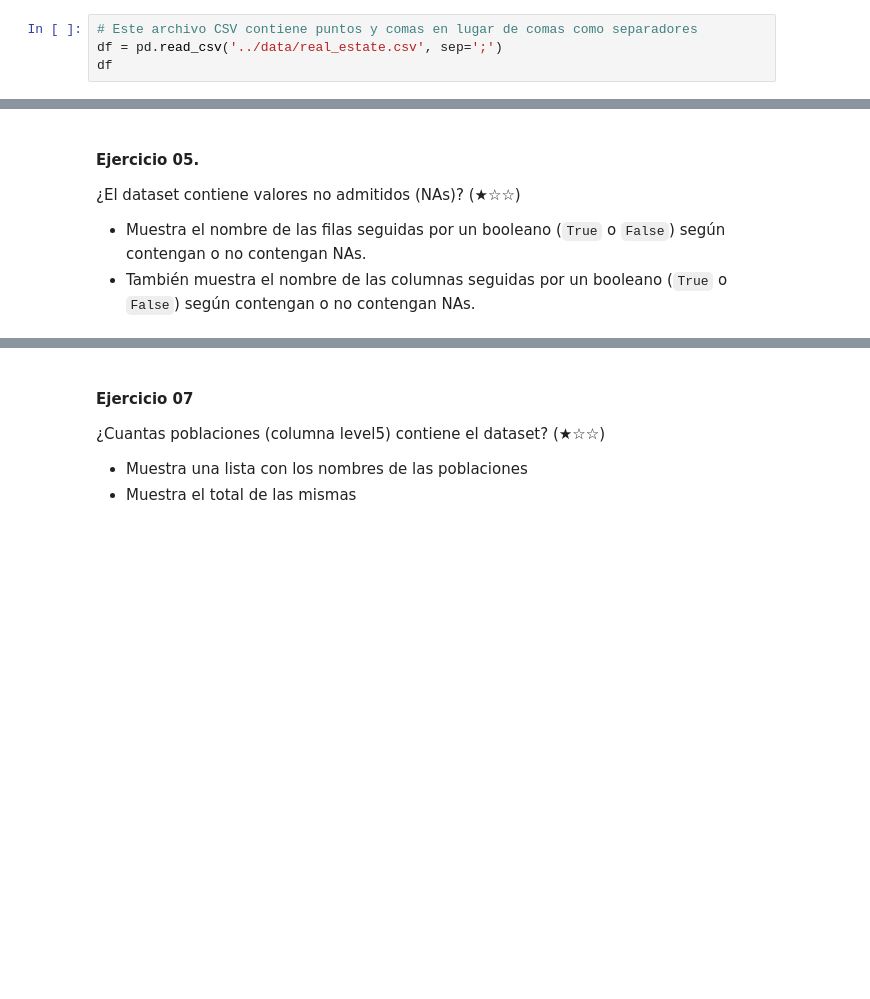
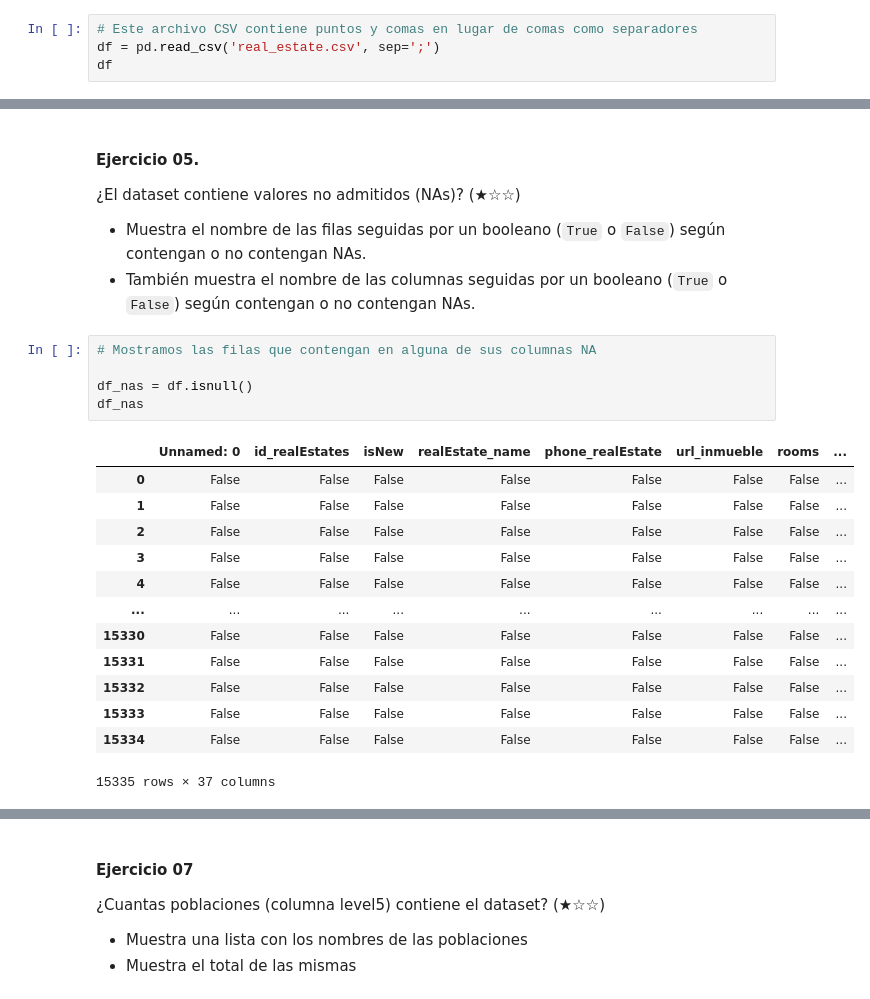
Before and after one commit to 4GeeksAcademy/sarayruiz-datac-clean-up-pandas, a Jupyter notebook: 02-project-pandas-real-state.ipynb, the cells around one changed output, grey strips where cells are left out. Cells and saved outputs as stored; diff of their text form; blank space fills up the shorter version.

```diff
--- a/02-project-pandas-real-state.ipynb
+++ b/02-project-pandas-real-state.ipynb
@@ -16,7 +16,7 @@ import pandas as pd
 Lee el dataset data/real_estate.csv e intenta visualizar la tabla (★☆☆)
 # %%
 # Este archivo CSV contiene puntos y comas en lugar de comas como separadores
-df = pd.read_csv('../data/real_estate.csv', sep=';')
+df = pd.read_csv('real_estate.csv', sep=';')
 df
 # %% [output]
 |  | Unnamed: 0 | id_realEstates | isNew | realEstate_name | phone_realEstate | url_inmueble | rooms | ... |
@@ -75,3 +117,22 @@ Imprime la dirección y el área de las casas seleccionadas utilizando f-string
 
 - Muestra el nombre de las filas seguidas por un booleano (`True` o `False`) según contengan o no contengan NAs.
 - También muestra el nombre de las columnas seguidas por un booleano (`True` o `False`) según contengan o no contengan NAs.
+# %%
+# Mostramos las filas que contengan en alguna de sus columnas NA
+
+df_nas = df.isnull()
+df_nas
+# %% [output]
+|  | Unnamed: 0 | id_realEstates | isNew | realEstate_name | phone_realEstate | url_inmueble | rooms | ... |
+| 0 | False | False | False | False | False | False | False | ... |
+| 1 | False | False | False | False | False | False | False | ... |
+| 2 | False | False | False | False | False | False | False | ... |
+| 3 | False | False | False | False | False | False | False | ... |
+| 4 | False | False | False | False | False | False | False | ... |
+| ... | ... | ... | ... | ... | ... | ... | ... | ... |
+| 15330 | False | False | False | False | False | False | False | ... |
+| 15331 | False | False | False | False | False | False | False | ... |
+| 15332 | False | False | False | False | False | False | False | ... |
+| 15333 | False | False | False | False | False | False | False | ... |
+| 15334 | False | False | False | False | False | False | False | ... |
+15335 rows × 37 columns
```
Also changed, not shown: parts of 23 cells of this notebook.
